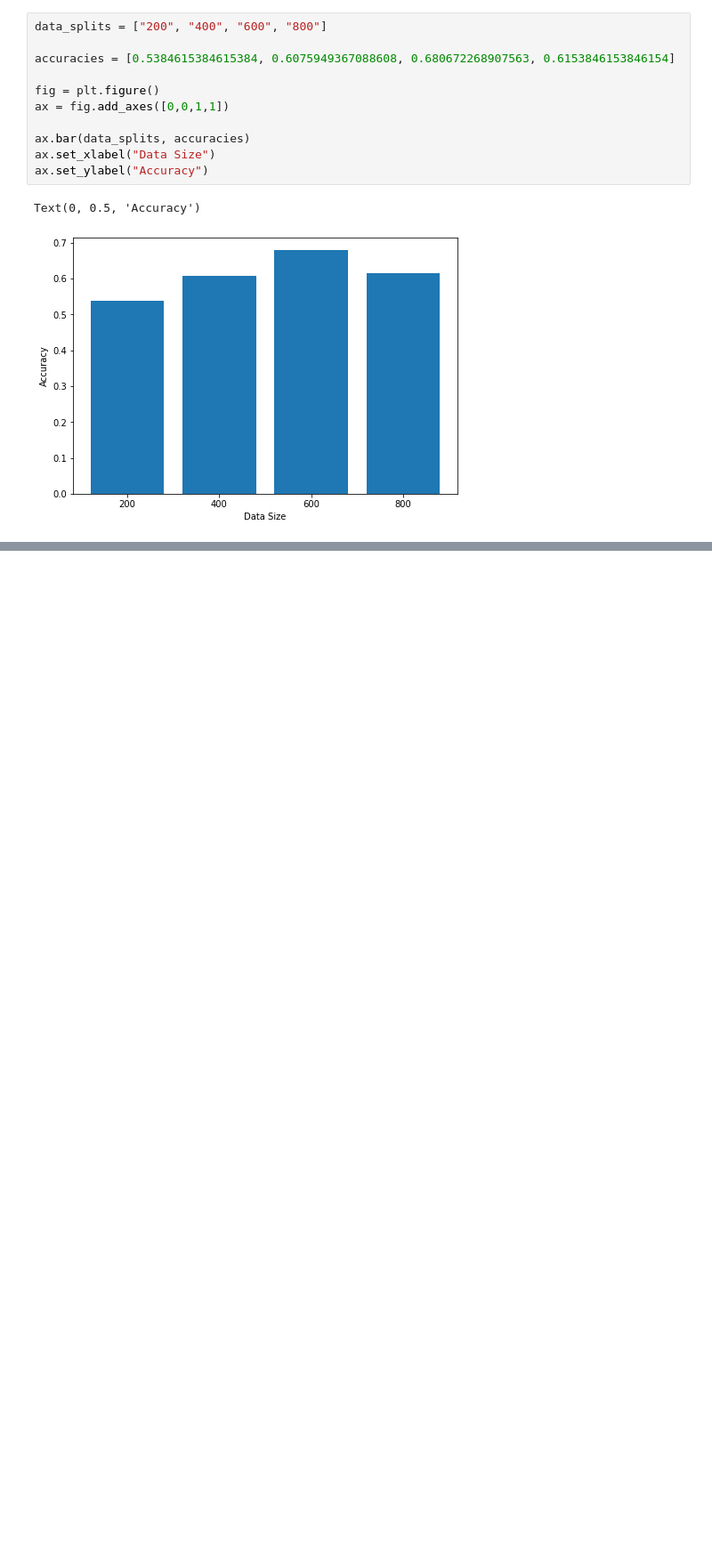
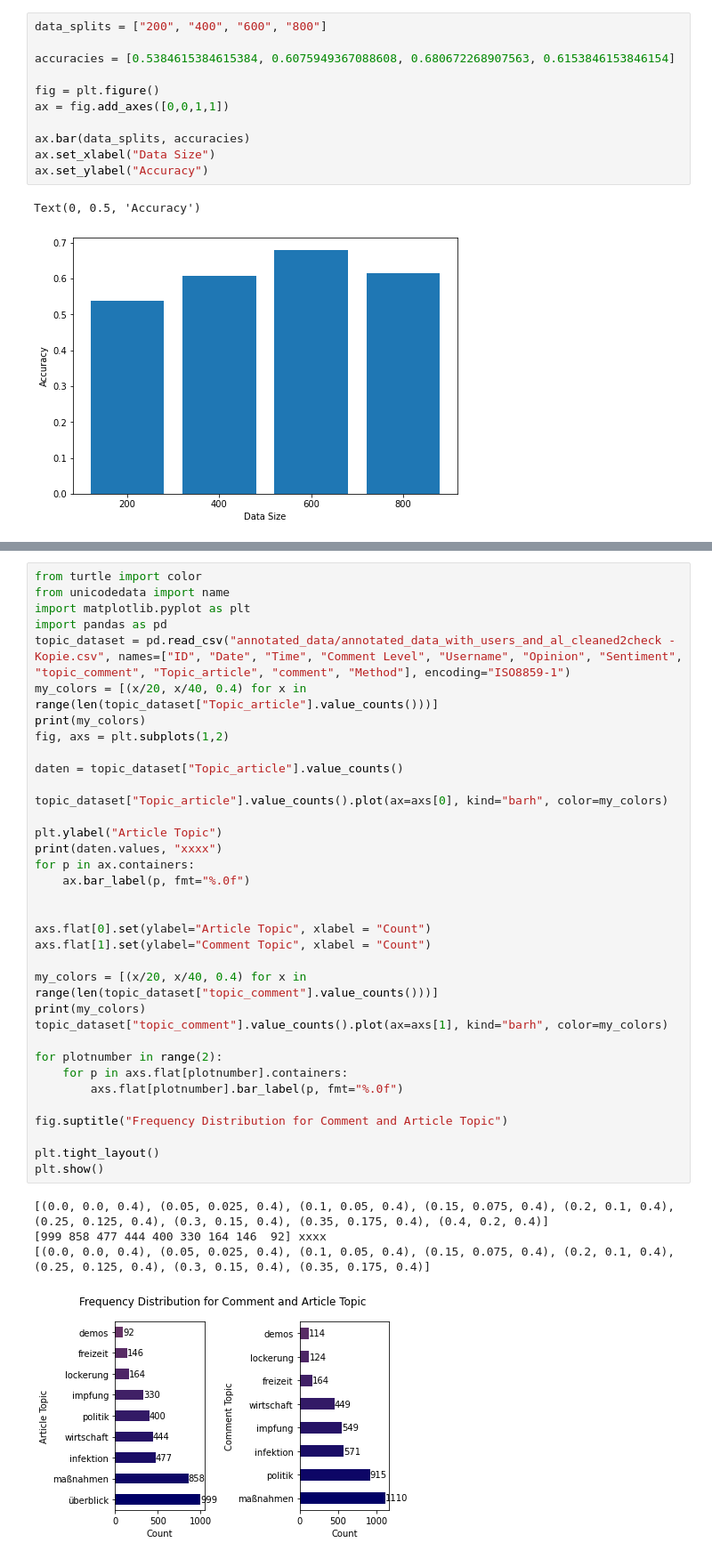
Before and after one commit to KirchnerS/Masterarbeit, a Jupyter notebook: graphs.ipynb, the cells around one changed output, grey strips where cells are left out. Shown at 89% size. Saved outputs shown, nothing was run; the diff lists cells and outputs as text; blank space fills up the shorter version.

```diff
--- a/graphs.ipynb
+++ b/graphs.ipynb
@@ -762,0 +798,40 @@ Text(0, 0.5, 'Accuracy')
+# %%
+from turtle import color
+from unicodedata import name
+import matplotlib.pyplot as plt
+import pandas as pd
+topic_dataset = pd.read_csv("annotated_data/annotated_data_with_users_and_al_cleaned2check - Kopie.csv", names=["ID", "Date", "Time", "Comment Level", "Username", "Opinion", "Sentiment", "topic_comment", "Topic_article", "comment", "Method"], encoding="ISO8859-1")
+my_colors = [(x/20, x/40, 0.4) for x in range(len(topic_dataset["Topic_article"].value_counts()))]
+print(my_colors)
+fig, axs = plt.subplots(1,2)
+
+daten = topic_dataset["Topic_article"].value_counts()
+
+topic_dataset["Topic_article"].value_counts().plot(ax=axs[0], kind="barh", color=my_colors)
+
+plt.ylabel("Article Topic")
+print(daten.values, "xxxx")
+for p in ax.containers:
+    ax.bar_label(p, fmt="%.0f")
+
+
+axs.flat[0].set(ylabel="Article Topic", xlabel = "Count")
+axs.flat[1].set(ylabel="Comment Topic", xlabel = "Count")
+
+my_colors = [(x/20, x/40, 0.4) for x in range(len(topic_dataset["topic_comment"].value_counts()))]
+print(my_colors)
+topic_dataset["topic_comment"].value_counts().plot(ax=axs[1], kind="barh", color=my_colors)
+
+for plotnumber in range(2):
+    for p in axs.flat[plotnumber].containers:
+        axs.flat[plotnumber].bar_label(p, fmt="%.0f")
+
+fig.suptitle("Frequency Distribution for Comment and Article Topic")
+
+plt.tight_layout()
+plt.show()
+# %% [output]
+[(0.0, 0.0, 0.4), (0.05, 0.025, 0.4), (0.1, 0.05, 0.4), (0.15, 0.075, 0.4), (0.2, 0.1, 0.4), (0.25, 0.125, 0.4), (0.3, 0.15, 0.4), (0.35, 0.175, 0.4), (0.4, 0.2, 0.4)]
+[999 858 477 444 400 330 164 146  92] xxxx
+[(0.0, 0.0, 0.4), (0.05, 0.025, 0.4), (0.1, 0.05, 0.4), (0.15, 0.075, 0.4), (0.2, 0.1, 0.4), (0.25, 0.125, 0.4), (0.3, 0.15, 0.4), (0.35, 0.175, 0.4)]
+[figure, added]
```
Also changed, not shown: parts of 4 cells of this notebook.
